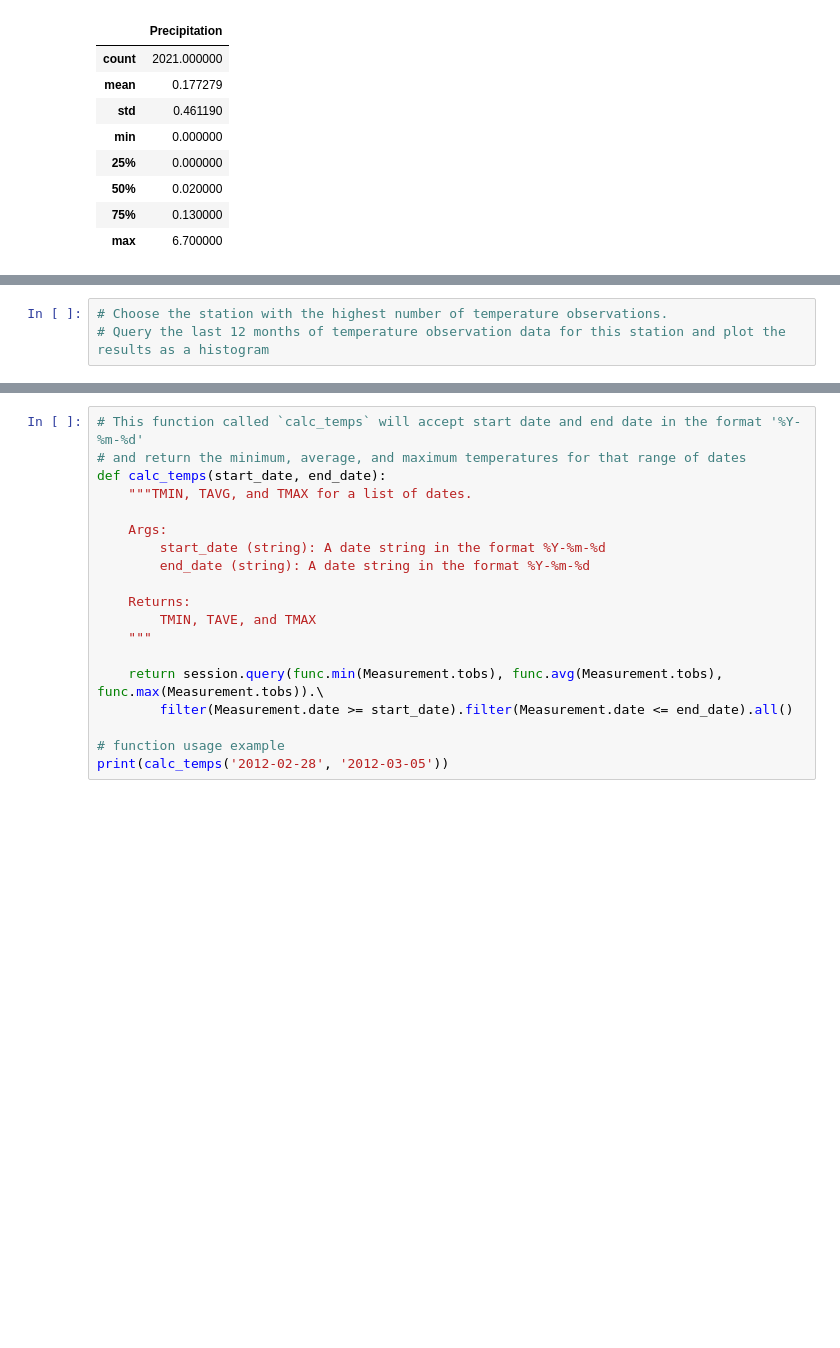
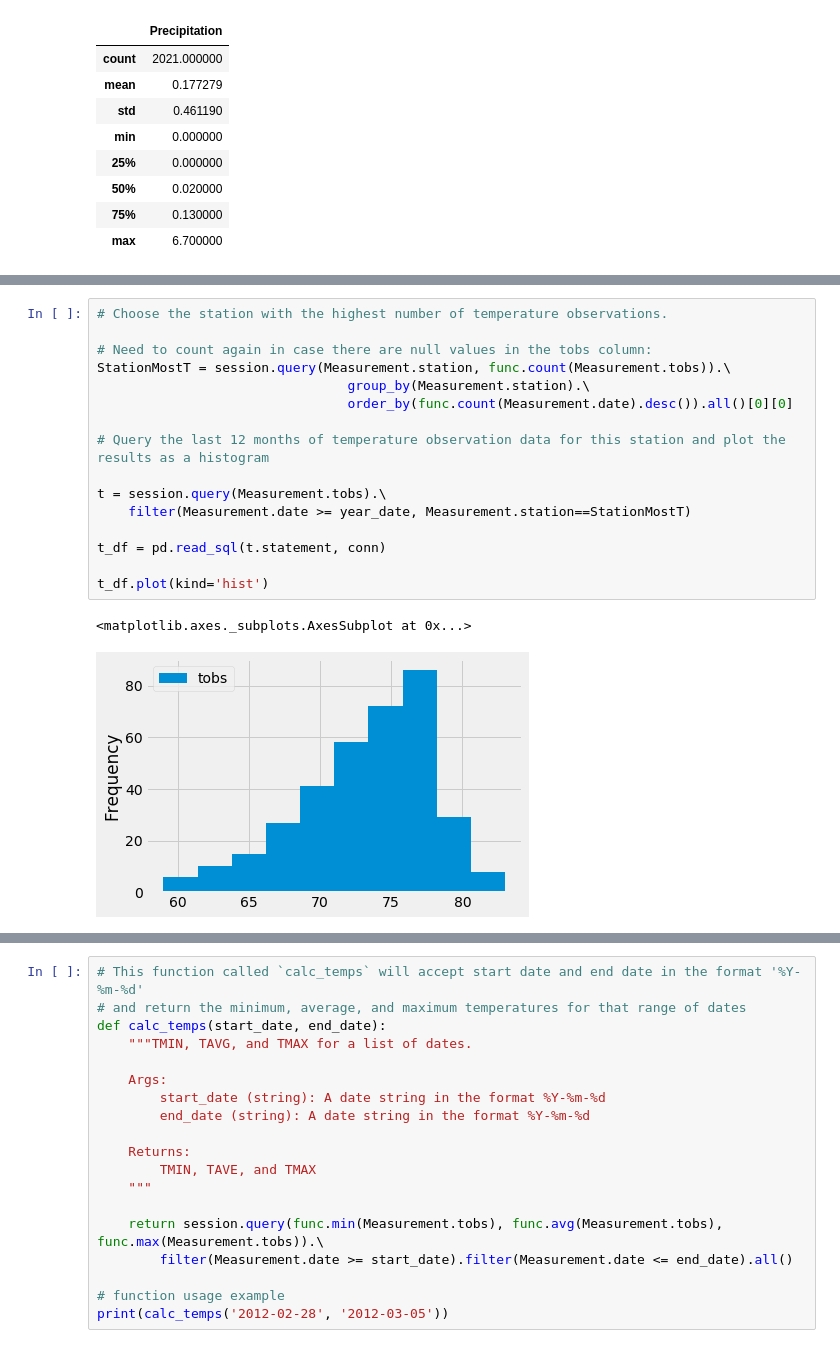
Before and after one commit to peterjorphan/10-SQLAlchemy, a Jupyter notebook: climate_starter.ipynb, the cells around one changed output, grey strips where cells are left out. Cells and saved outputs as stored; diff of their text form; blank space fills up the shorter version.

```diff
--- a/climate_starter.ipynb
+++ b/climate_starter.ipynb
@@ -103,4 +119,20 @@ df.describe()
 [(54.0, 85.0, 71.66378066378067)]
 # %%
 # Choose the station with the highest number of temperature observations.
+
+# Need to count again in case there are null values in the tobs column:
+StationMostT = session.query(Measurement.station, func.count(Measurement.tobs)).\
+                                group_by(Measurement.station).\
+                                order_by(func.count(Measurement.date).desc()).all()[0][0]
+
 # Query the last 12 months of temperature observation data for this station and plot the results as a histogram
+
+t = session.query(Measurement.tobs).\
+    filter(Measurement.date >= year_date, Measurement.station==StationMostT)
+
+t_df = pd.read_sql(t.statement, conn)
+
+t_df.plot(kind='hist')
+# %% [output]
+<matplotlib.axes._subplots.AxesSubplot at 0x...>
+[figure, added]
```
Also changed, not shown: parts of 7 cells of this notebook.
